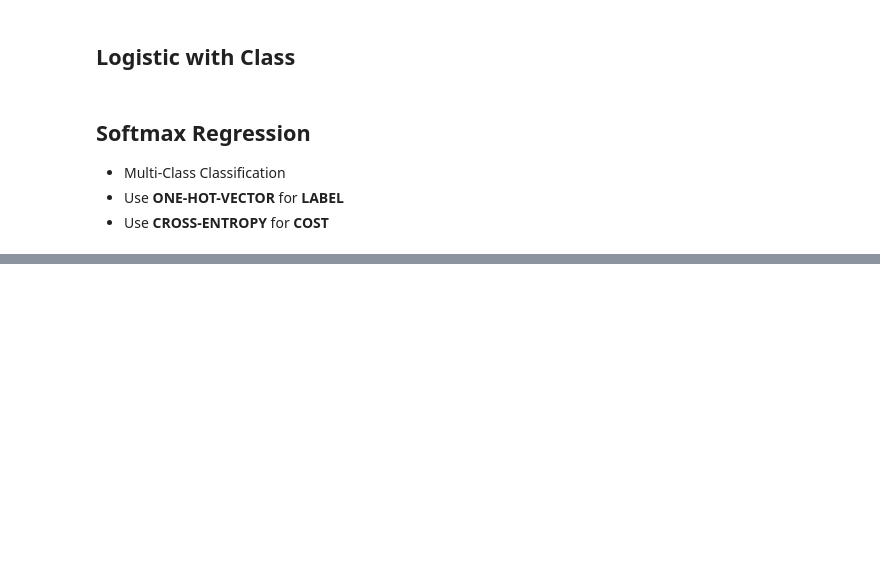
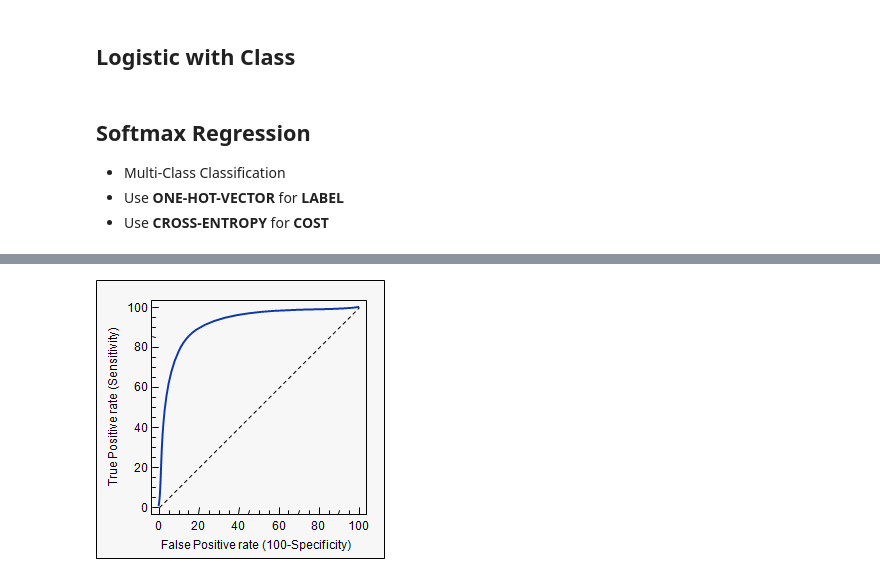
Before and after one commit to YeongRoYun/DataSchool, a Jupyter notebook: Pytorch/book.ipynb, the cells around one changed output, grey strips where cells are left out. Saved outputs shown, nothing was run; the diff lists cells and outputs as text; code cells hidden in the pictures; blank space fills up the shorter version.

```diff
--- a/Pytorch/book.ipynb
+++ b/Pytorch/book.ipynb
@@ -608,0 +809,5 @@ tensor([0, 1, 0])
+# %%
+from IPython.display import Image
+Image(r"./table01.png")
+# %% [output]
+[figure, added]
```
Also changed, not shown: parts of 31 cells of this notebook, 6 other files.
